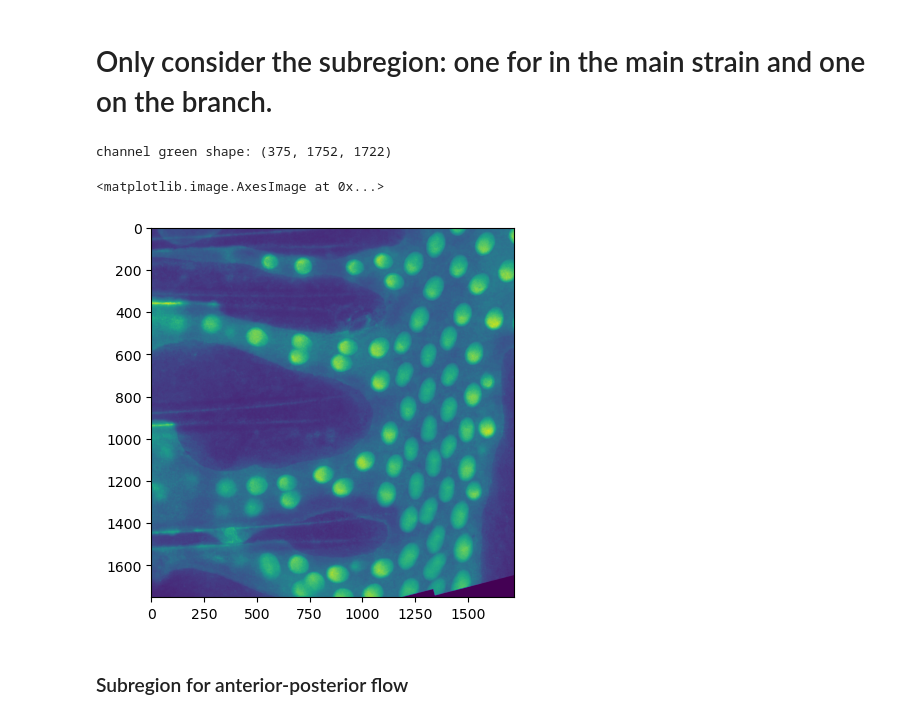
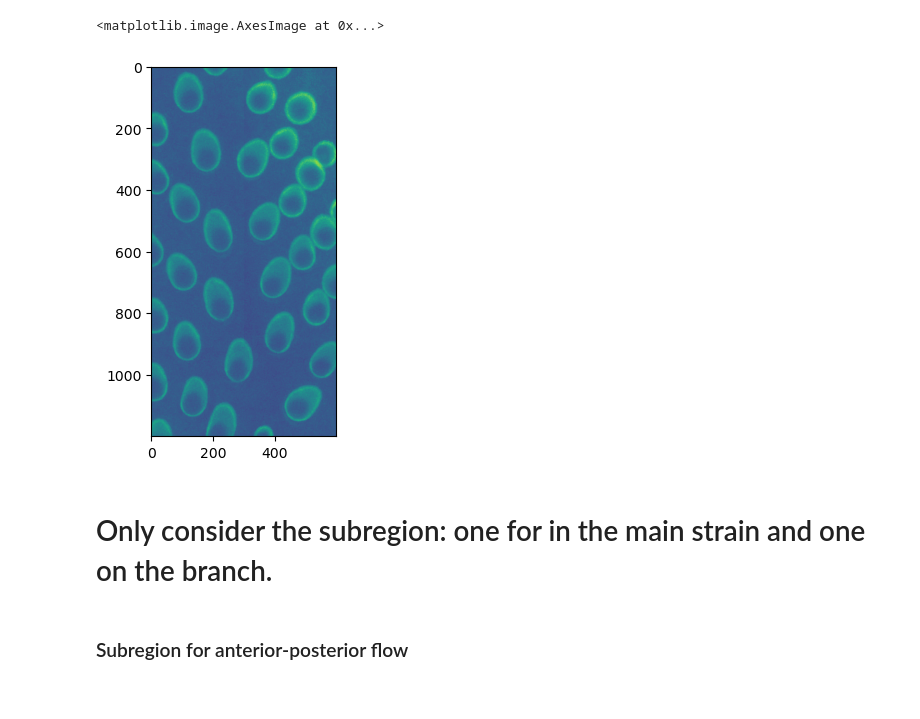
Before and after one commit to rzhou-space/PIV_analysis_headon_data, a Jupyter notebook: RedBeads/Readin_TIFF.ipynb, the cells around one changed output. Saved outputs shown, nothing was run; the diff lists cells and outputs as text; code cells hidden in the pictures.

```diff
--- a/RedBeads/Readin_TIFF.ipynb
+++ b/RedBeads/Readin_TIFF.ipynb
@@ -79,0 +94,5 @@ channel red shape: (375, 1752, 1722)
+# %%
+plt.imshow(sub_green[300])
+# %% [output]
+<matplotlib.image.AxesImage at 0x...>
+[figure, added]
@@ -80,13 +104,9 @@ channel red shape: (375, 1752, 1722)
 # %% [markdown]
 # Only consider the subregion: one for in the main strain and one on the branch.
 # %%
-channel_green = image_stack[:, 0, :, :]
-print("channel green shape:", channel_green.shape)
-plt.imshow(channel_green[300])
+# channel_green = image_stack[:, 0, :, :]
+# print("channel green shape:", channel_green.shape)
+# plt.imshow(channel_green[300])
-# %% [output]
-channel green shape: (375, 1752, 1722)
-<matplotlib.image.AxesImage at 0x...>
-[figure, removed]
 # %% [markdown]
 ### Subregion for anterior-posterior flow
 # %%
```
Also changed, not shown: parts of 22 cells of this notebook.
